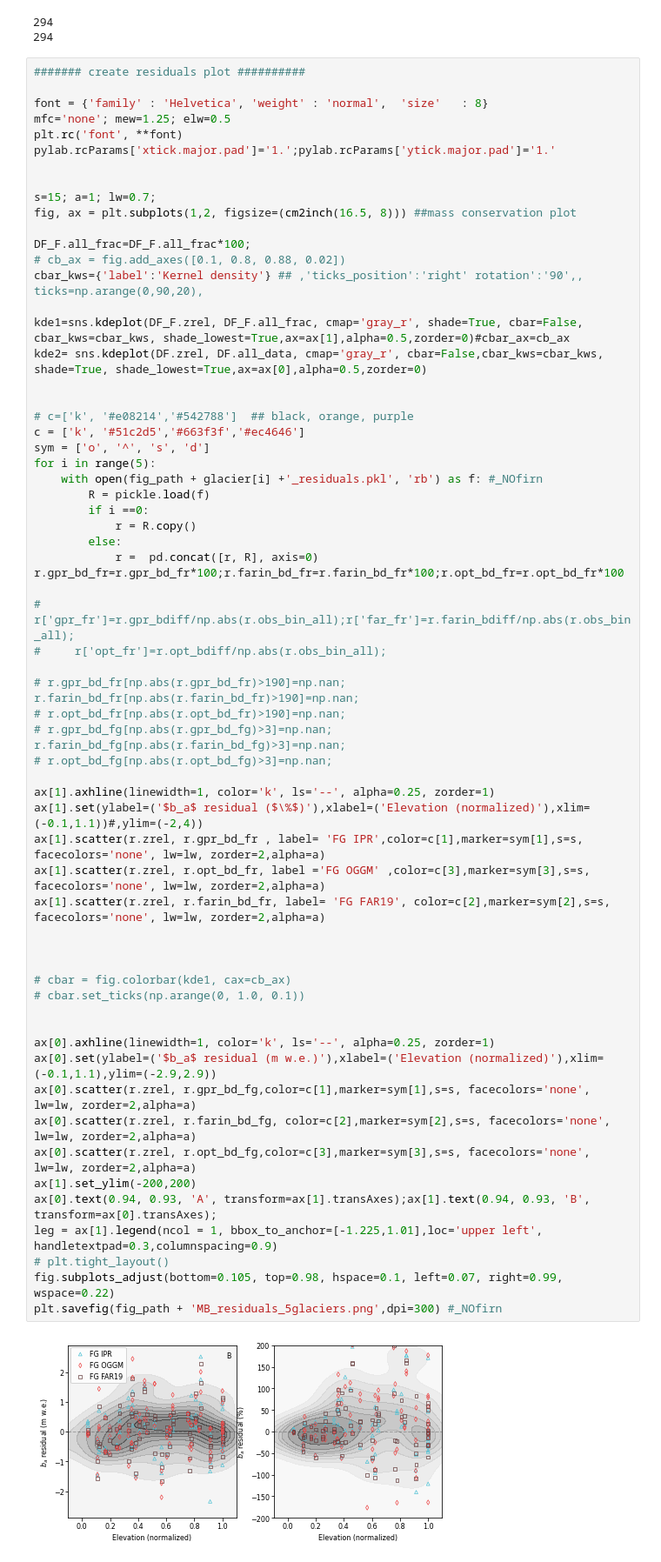
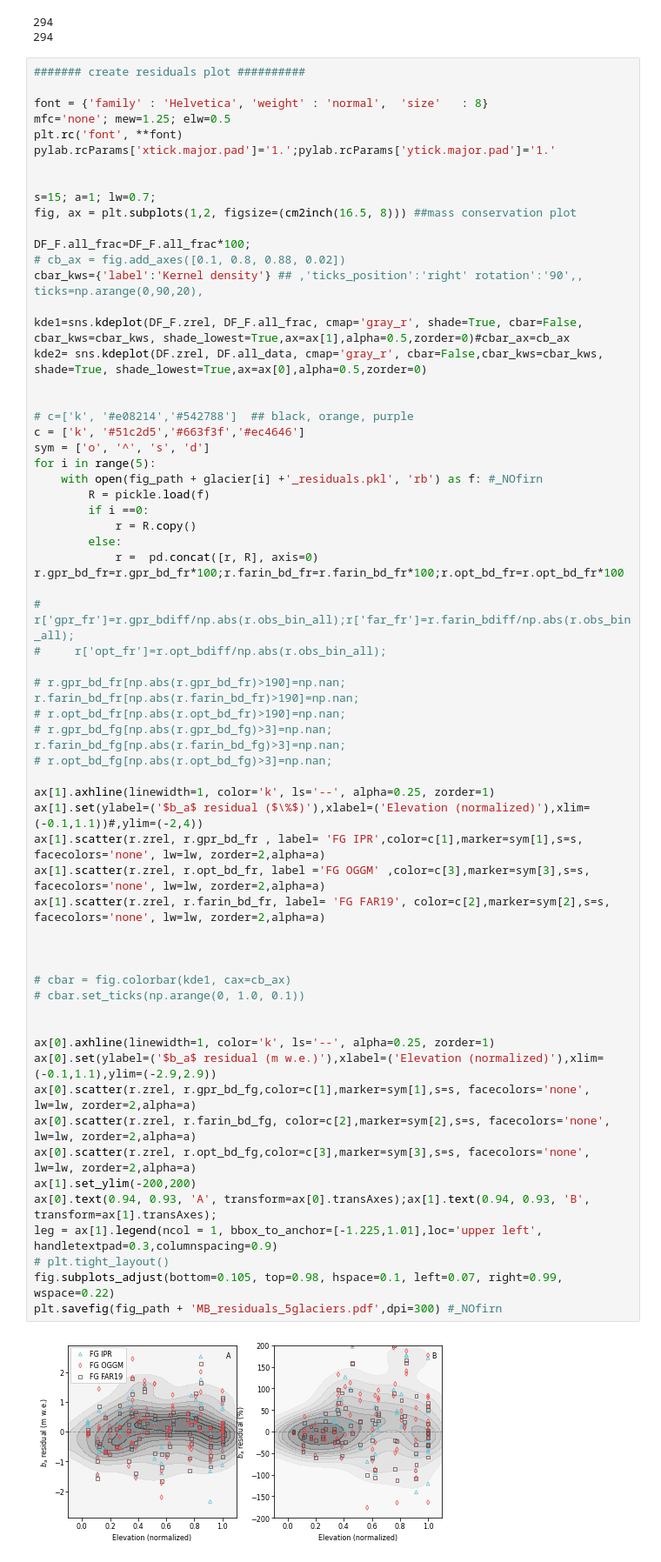
Before and after one commit to bpelto/continuity_flux, a Jupyter notebook: residuals.ipynb, the cells around one changed output. Shown at 87% size. Cells and saved outputs as stored; diff of their text form.

Commit message:
update readme and residuals letters

```diff
--- a/residuals.ipynb
+++ b/residuals.ipynb
@@ -93,36 +93,36 @@ r.gpr_bd_fr=r.gpr_bd_fr*100;r.farin_bd_fr=r.farin_bd_fr*100;r.opt_bd_fr=r.opt_bd
 #     r['gpr_fr']=r.gpr_bdiff/np.abs(r.obs_bin_all);r['far_fr']=r.farin_bdiff/np.abs(r.obs_bin_all);
 #     r['opt_fr']=r.opt_bdiff/np.abs(r.obs_bin_all);
 
 # r.gpr_bd_fr[np.abs(r.gpr_bd_fr)>190]=np.nan; r.farin_bd_fr[np.abs(r.farin_bd_fr)>190]=np.nan;
 # r.opt_bd_fr[np.abs(r.opt_bd_fr)>190]=np.nan;
 # r.gpr_bd_fg[np.abs(r.gpr_bd_fg)>3]=np.nan; r.farin_bd_fg[np.abs(r.farin_bd_fg)>3]=np.nan;
 # r.opt_bd_fg[np.abs(r.opt_bd_fg)>3]=np.nan;
 
 ax[1].axhline(linewidth=1, color='k', ls='--', alpha=0.25, zorder=1)
 ax[1].set(ylabel=('$b_a$ residual ($\%$)'),xlabel=('Elevation (normalized)'),xlim=(-0.1,1.1))#,ylim=(-2,4))
 ax[1].scatter(r.zrel, r.gpr_bd_fr , label= 'FG IPR',color=c[1],marker=sym[1],s=s, facecolors='none', lw=lw, zorder=2,alpha=a)
 ax[1].scatter(r.zrel, r.opt_bd_fr, label ='FG OGGM' ,color=c[3],marker=sym[3],s=s, facecolors='none', lw=lw, zorder=2,alpha=a)
 ax[1].scatter(r.zrel, r.farin_bd_fr, label= 'FG FAR19', color=c[2],marker=sym[2],s=s, facecolors='none', lw=lw, zorder=2,alpha=a)
 
 
 
 # cbar = fig.colorbar(kde1, cax=cb_ax)
 # cbar.set_ticks(np.arange(0, 1.0, 0.1))
 
 
 ax[0].axhline(linewidth=1, color='k', ls='--', alpha=0.25, zorder=1)
 ax[0].set(ylabel=('$b_a$ residual (m w.e.)'),xlabel=('Elevation (normalized)'),xlim=(-0.1,1.1),ylim=(-2.9,2.9))
 ax[0].scatter(r.zrel, r.gpr_bd_fg,color=c[1],marker=sym[1],s=s, facecolors='none', lw=lw, zorder=2,alpha=a)
 ax[0].scatter(r.zrel, r.farin_bd_fg, color=c[2],marker=sym[2],s=s, facecolors='none', lw=lw, zorder=2,alpha=a)
 ax[0].scatter(r.zrel, r.opt_bd_fg,color=c[3],marker=sym[3],s=s, facecolors='none', lw=lw, zorder=2,alpha=a)
 ax[1].set_ylim(-200,200)
-ax[0].text(0.94, 0.93, 'A', transform=ax[1].transAxes);ax[1].text(0.94, 0.93, 'B', transform=ax[0].transAxes);
+ax[0].text(0.94, 0.93, 'A', transform=ax[0].transAxes);ax[1].text(0.94, 0.93, 'B', transform=ax[1].transAxes);
 leg = ax[1].legend(ncol = 1, bbox_to_anchor=[-1.225,1.01],loc='upper left', handletextpad=0.3,columnspacing=0.9)
 # plt.tight_layout()
 fig.subplots_adjust(bottom=0.105, top=0.98, hspace=0.1, left=0.07, right=0.99, wspace=0.22)
-plt.savefig(fig_path + 'MB_residuals_5glaciers.png',dpi=300) #_NOfirn
+plt.savefig(fig_path + 'MB_residuals_5glaciers.pdf',dpi=300) #_NOfirn
 # %% [output]
-[figure, old version]
+[figure, new version]
 # %%
 #np.nanmedian(DF.all_data),np.nanstd(DF.all_data)
 
```
Also changed, not shown: 1 other file.
